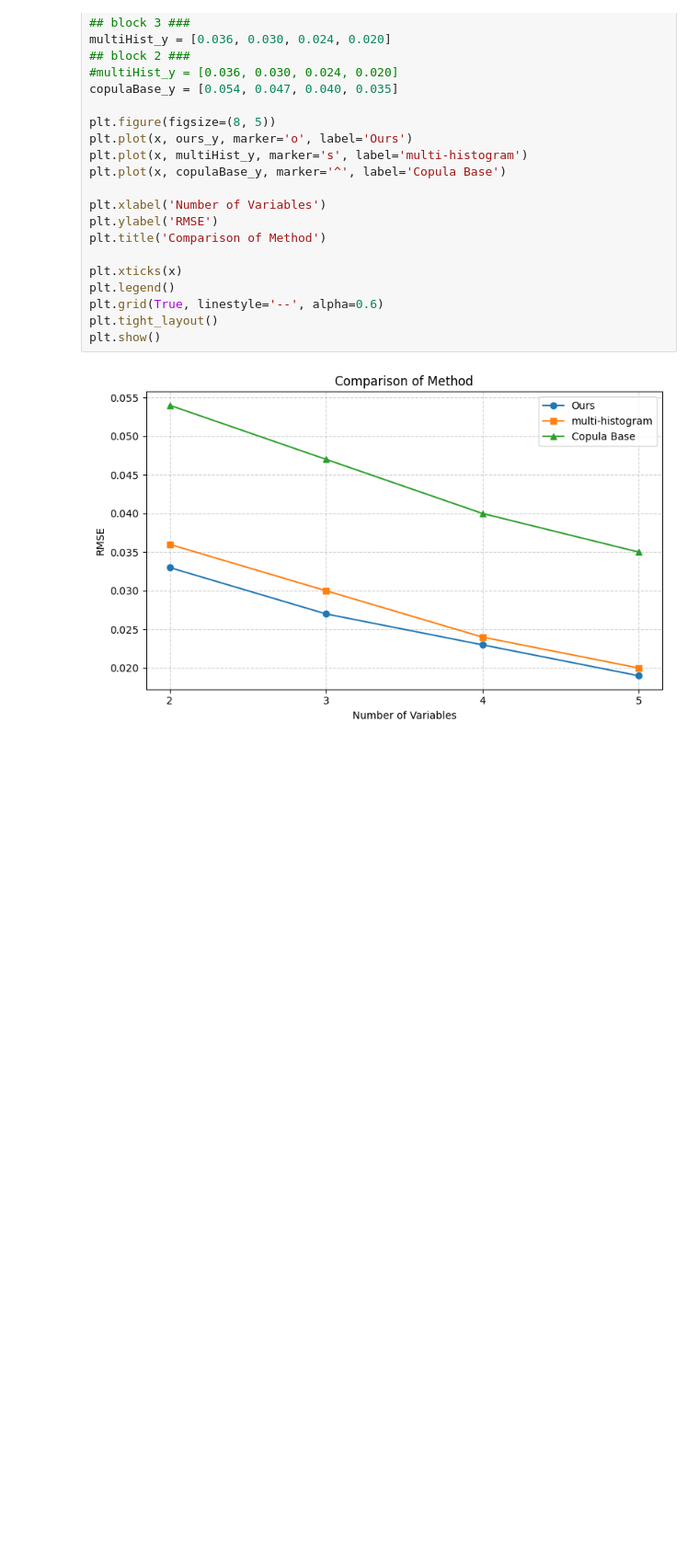
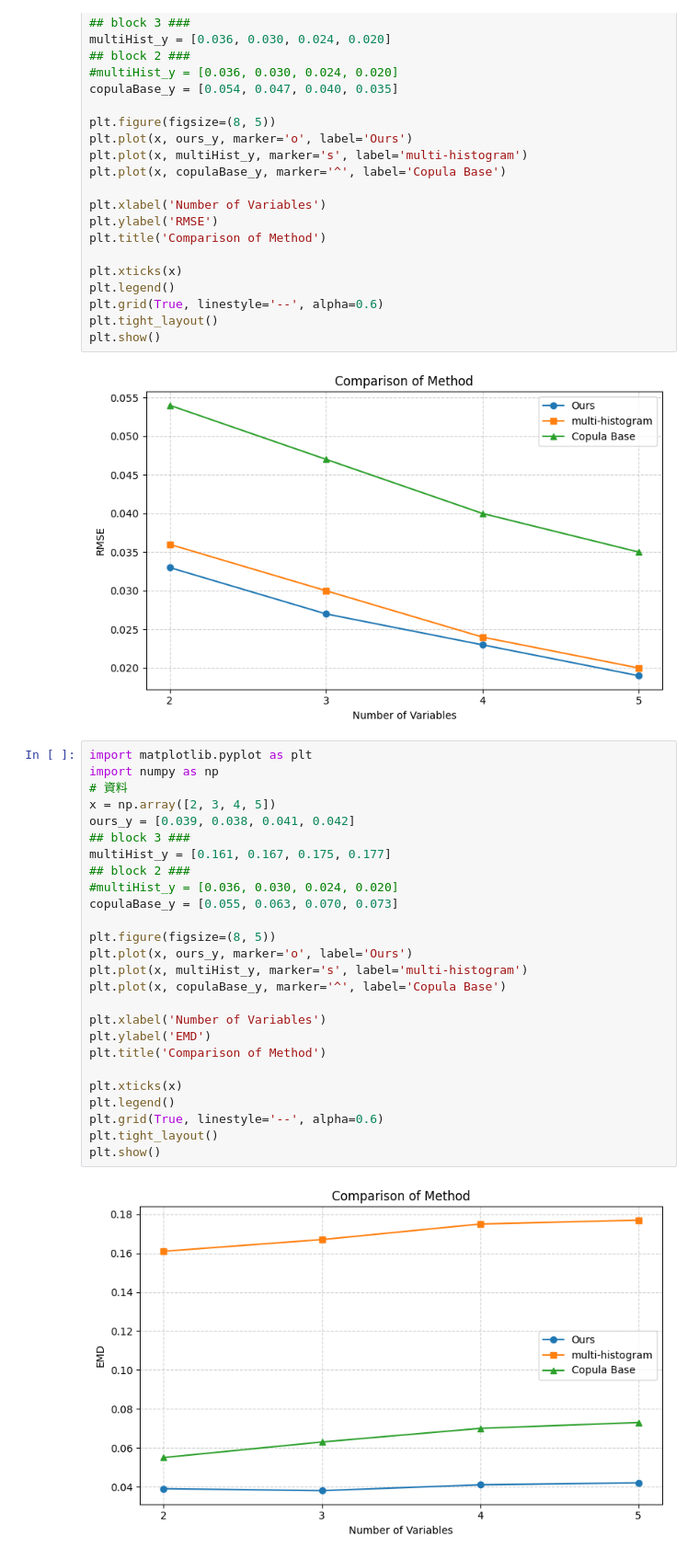
Before and after one commit to hsiaoanlung/CopulaFinal, a Jupyter notebook: NyxPlot.ipynb, the cells around one changed output. Shown at 92% size. Drawn from its saved outputs; the diff is of its cells as text; blank space fills up the shorter version.

```diff
--- a/NyxPlot.ipynb
+++ b/NyxPlot.ipynb
@@ -61,3 +61,31 @@ plt.tight_layout()
 plt.show()
 # %% [output]
 [figure]
+# %%
+import matplotlib.pyplot as plt
+import numpy as np
+# 資料
+x = np.array([2, 3, 4, 5])
+ours_y = [0.039, 0.038, 0.041, 0.042]
+## block 3 ###
+multiHist_y = [0.161, 0.167, 0.175, 0.177]
+## block 2 ###
+#multiHist_y = [0.036, 0.030, 0.024, 0.020]
+copulaBase_y = [0.055, 0.063, 0.070, 0.073]
+
+plt.figure(figsize=(8, 5))
+plt.plot(x, ours_y, marker='o', label='Ours')
+plt.plot(x, multiHist_y, marker='s', label='multi-histogram')
+plt.plot(x, copulaBase_y, marker='^', label='Copula Base')
+
+plt.xlabel('Number of Variables')
+plt.ylabel('EMD')
+plt.title('Comparison of Method')
+
+plt.xticks(x)
+plt.legend()
+plt.grid(True, linestyle='--', alpha=0.6)
+plt.tight_layout()
+plt.show()
+# %% [output]
+[figure, added]
```
Also changed, not shown: parts of 2 cells of this notebook, 47 other files.
